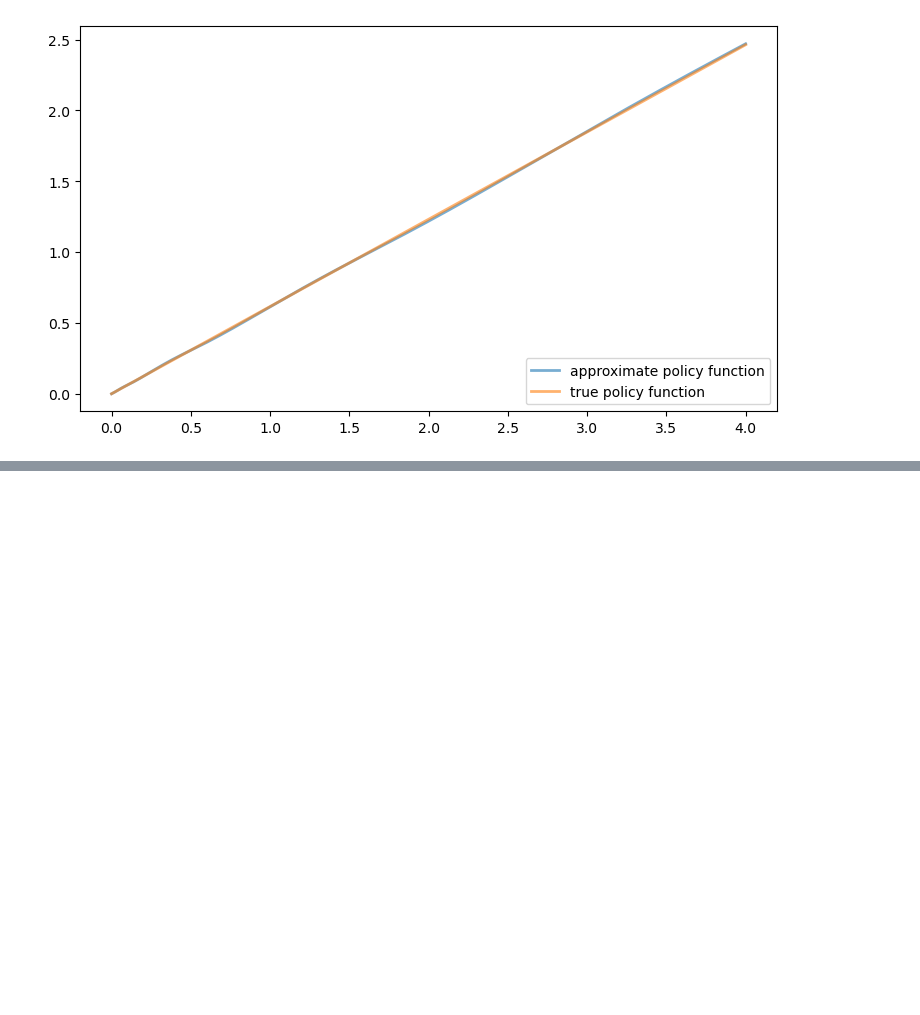
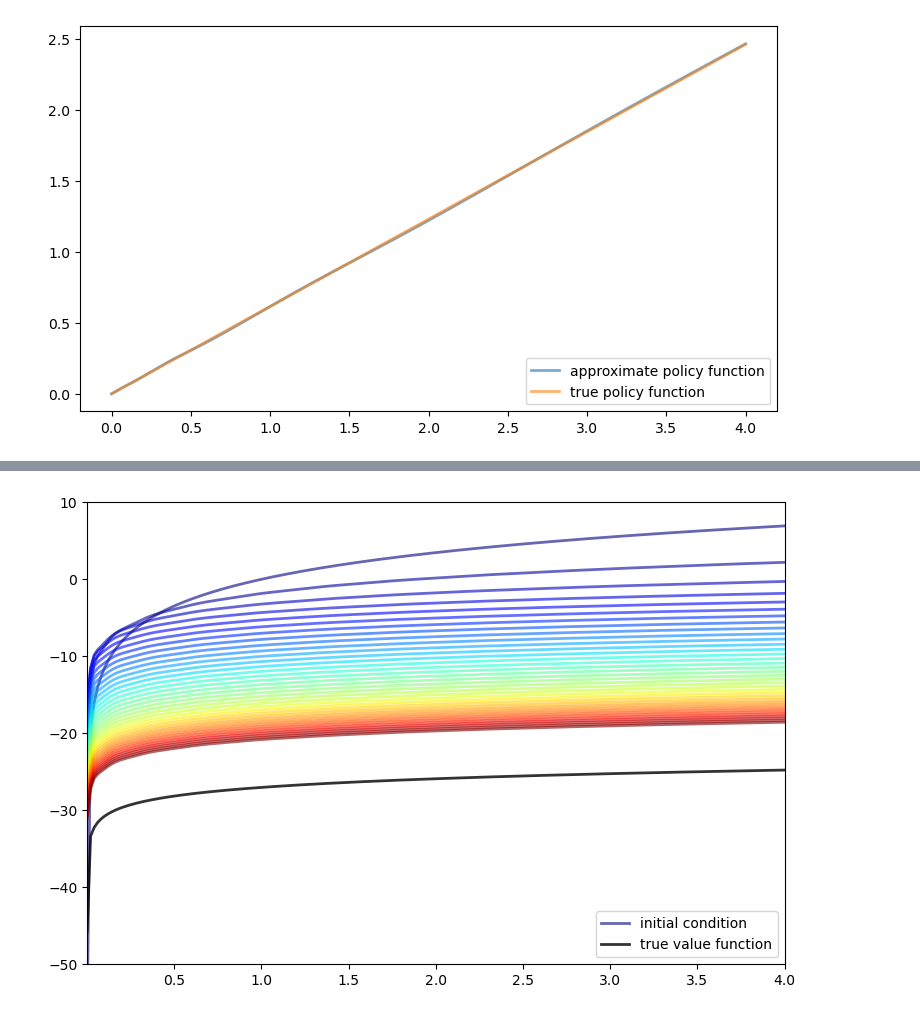
Before and after one commit to QuantEcon/ContinuousDPs.jl, a Jupyter notebook: examples/cdp_ex_optgrowth_jl.ipynb, the cells around one changed output, grey strips where cells are left out. Cells and saved outputs as stored; diff of their text form; code cells hidden in the pictures; blank space fills up the shorter version.

```diff
--- a/examples/cdp_ex_optgrowth_jl.ipynb
+++ b/examples/cdp_ex_optgrowth_jl.ipynb
@@ -316,0 +229,27 @@ Locals
+# %%
+v_init_func(s) = 5 * log(s)
+w = v_init_func.(grid_y)
+n = 35
+
+fig, ax = subplots(figsize=(9, 6))
+ax.set_ylim(-50, 10)
+ax.set_xlim(minimum(grid_y), maximum(grid_y))
+lb = "initial condition"
+jet = ColorMap("jet")
+ax.plot(grid_y, w, color=jet(0), lw=2, alpha=0.6, label=lb)
+
+S = cdp.interp.S
+V = v_init_func.(S)
+for i in 1:n
+    C = cdp.interp.Phi \ V
+    bellman_operator!(cdp, C, V)
+    w = funeval(C, cdp.interp.basis, grid_y)
+    ax.plot(grid_y, w, color=jet(i / n), lw=2, alpha=0.6)
+end
+
+lb = "true value function"
+ax.plot(grid_y, v_star.(grid_y; p), "k-", lw=2, alpha=0.8, label=lb)
+ax.legend(loc="lower right")
+display(fig)
+# %% [output]
+[figure, added]
```
Also changed, not shown: parts of 66 cells of this notebook.
